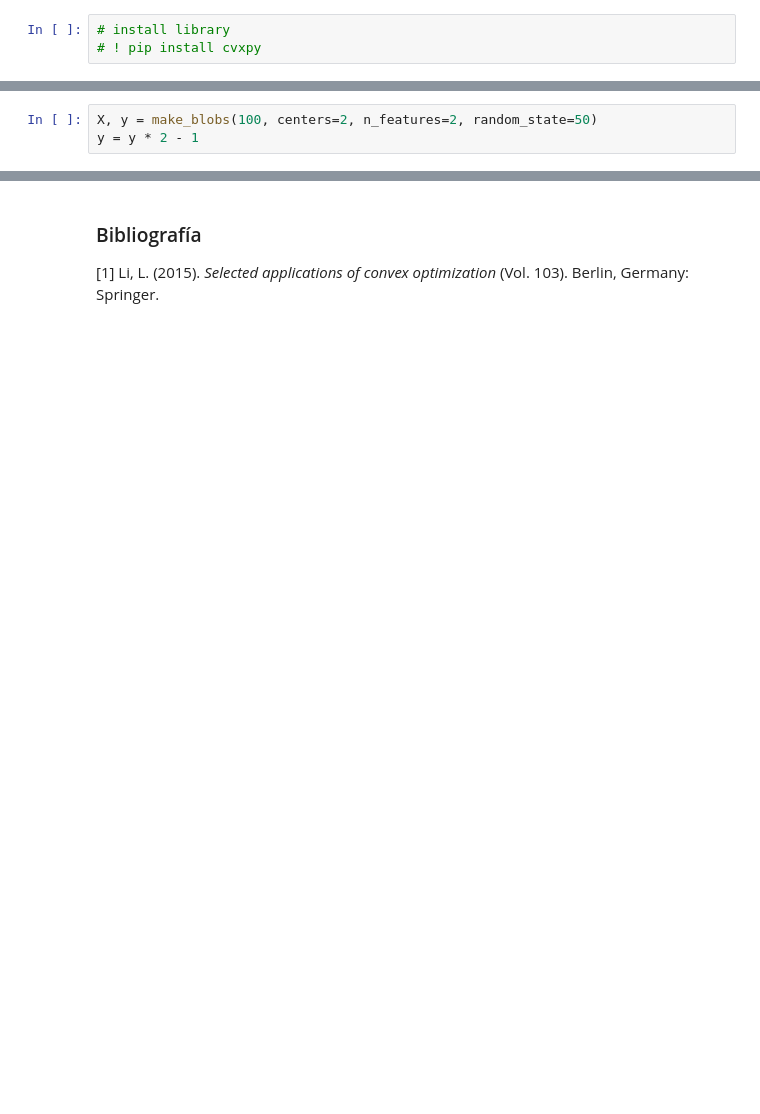
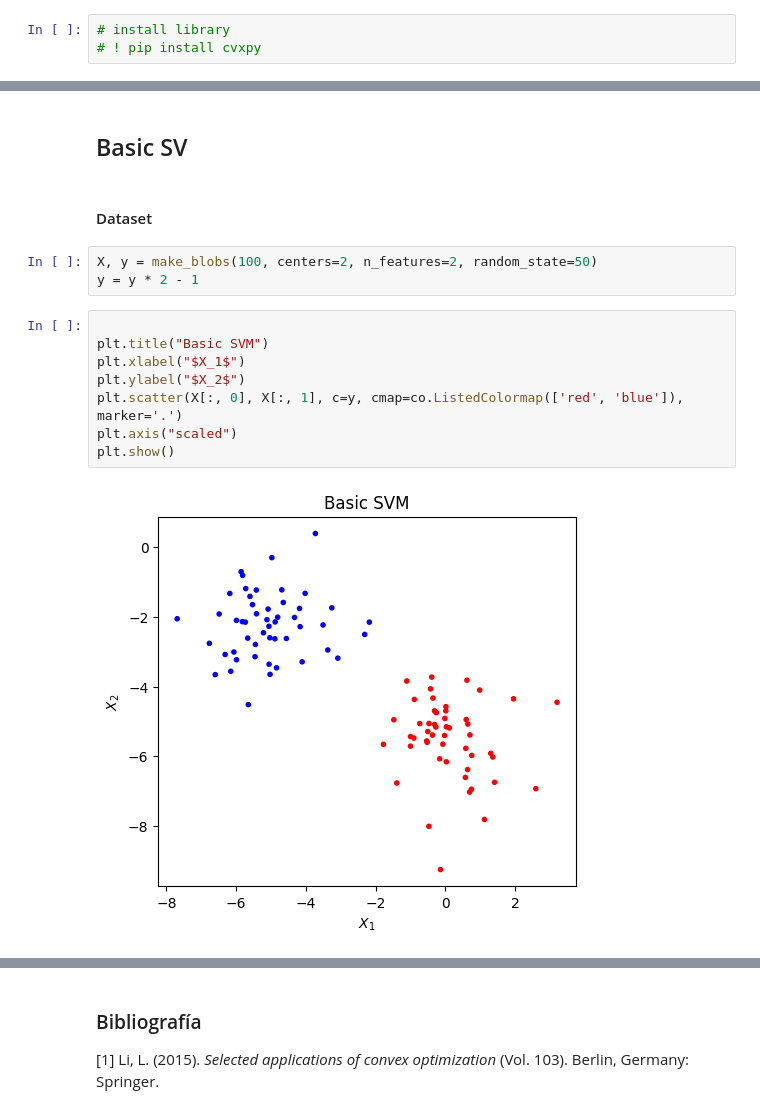
Before and after one commit to jbardalesr/nonlinear-programming, a Jupyter notebook: pc4_svm.ipynb, the cells around one changed output, grey strips where cells are left out. Saved outputs shown, nothing was run; the diff lists cells and outputs as text; blank space fills up the shorter version.

```diff
--- a/pc4_svm.ipynb
+++ b/pc4_svm.ipynb
@@ -22,3 +26,17 @@ import matplotlib.colors as co
+# %% [markdown]
+## Basic SV
+# %% [markdown]
+#### Dataset
 # %%
 X, y = make_blobs(100, centers=2, n_features=2, random_state=50)
 y = y * 2 - 1
+# %%
+
+plt.title("Basic SVM")
+plt.xlabel("$X_1$")
+plt.ylabel("$X_2$")
+plt.scatter(X[:, 0], X[:, 1], c=y, cmap=co.ListedColormap(['red', 'blue']), marker='.')
+plt.axis("scaled")
+plt.show()
+# %% [output]
+[figure, added]
```
Also changed, not shown: parts of 36 cells of this notebook.
